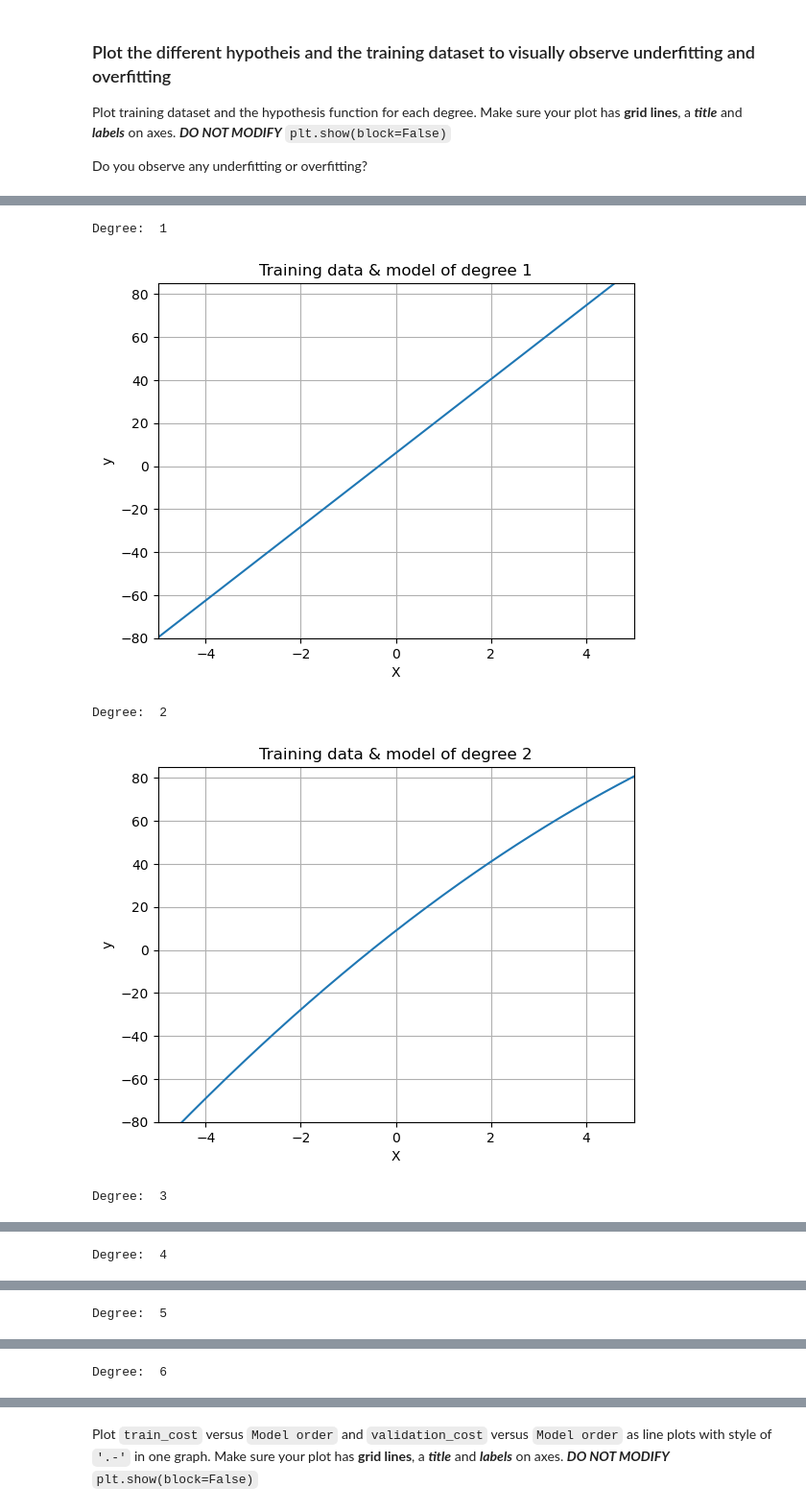
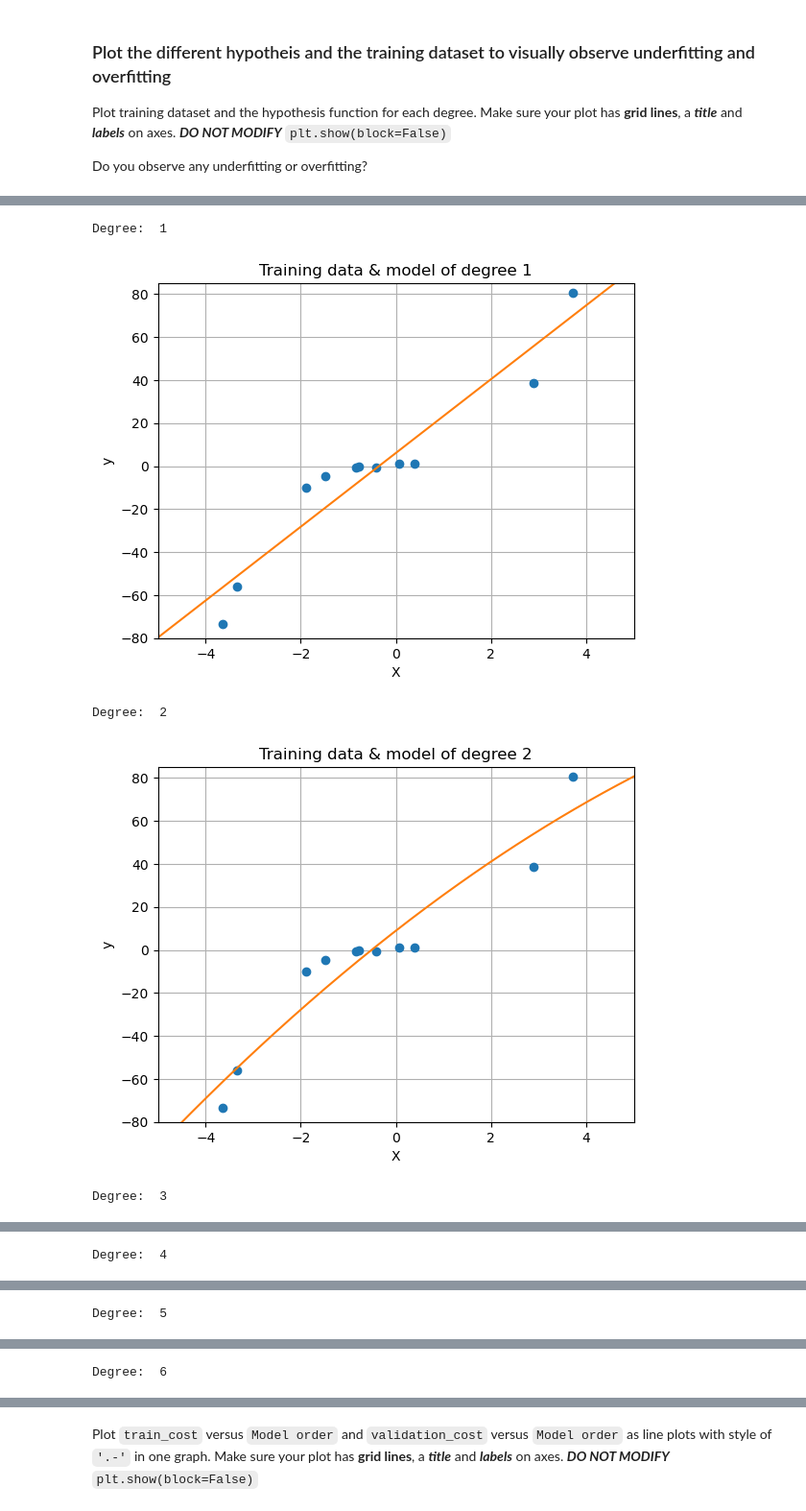
Before and after one commit to Gaurang-1402/Introduction-to-Machine-Learning, a Jupyter notebook: Homeworks/Homework 2/HW2_prog_gr2159.ipynb, the cells around one changed output, grey strips where cells are left out. Shown at 96% size. Saved outputs shown, nothing was run; the diff lists cells and outputs as text; code cells hidden in the pictures.

````diff
--- a/Homeworks/Homework 2/HW2_prog_gr2159.ipynb
+++ b/Homeworks/Homework 2/HW2_prog_gr2159.ipynb
@@ -234,13 +231,13 @@ for d in model_degree:
     yhat_tr = X_tr_poly @ w
     N_tr = X_tr_poly.shape[0]
     # TODO: confirm if ```+ lambda1 * np.sum(w**2)``` is correct or not
-    E_in = 1/N_tr * np.sum((yhat_tr - y_tr)**2) + lambda1 * np.sum(w**2)
+    E_in = 1/N_tr * np.sum((yhat_tr - y_tr)**2)
     train_costs_6.append(E_in)
 
     # predict yhat_val for the validation data, compute E_val (MSE for the validation data) and store E_val in validation_costs
     yhat_val = X_val_poly @ w
     N_val = X_val_poly.shape[0]
-    E_val = 1/N_val * np.sum((yhat_val - y_val)**2) + lambda1 * np.sum(w**2)
+    E_val = 1/N_val * np.sum((yhat_val - y_val)**2)
     validation_costs_6.append(E_val)
 
     print('w: ', w)
@@ -294,30 +291,31 @@ points: 10
 # %%
 # TODO Q07
 for d in model_degree:
     plt.xlim([-5, 5])
     plt.ylim([-80, 85])
     print('Degree: ', d)
     # Plot data
-    ...    # type the following line of code plt.plot(X_tr, y_tr, 'o')
+    plt.plot(X_tr, y_tr, 'o')
+    # type the following line of code plt.plot(X_tr, y_tr, 'o')
 
     # Plot hypothesis as a line
     poly = PolynomialFeatures(d)
     xp = np.linspace(-5,5,200).reshape((200,1))
     xp_d = poly.fit_transform(xp)
     yp_hat = xp_d.dot(w_dict_6[d])
 
     # Plot hypothesis
     plt.plot(xp,yp_hat)
     plt.xlim(-5,5)
 
     plt.title('Training data & model of degree '+ str(d))
     plt.xlabel('X')
     plt.ylabel('y')
     plt.grid(True)
     plt.show(block=False)
 # %% [output]
 Degree:  1
-[figure, old version]
+[figure, new version]
 Degree:  2
-[figure, old version]
+[figure, new version]
 Degree:  3
````
Also changed, not shown: parts of 9 cells of this notebook.
